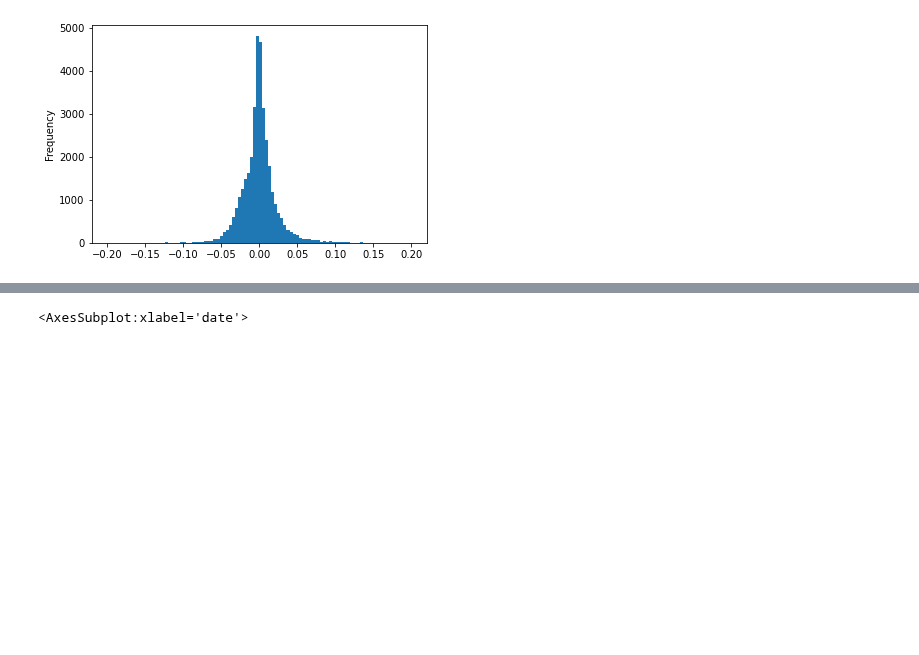
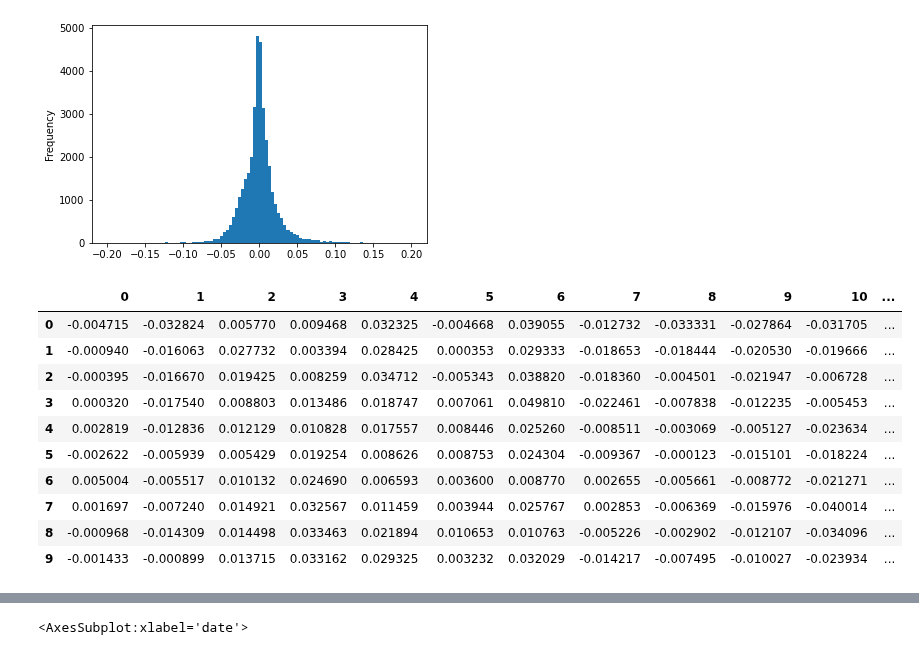
Before and after one commit to santoromano/Corporate-Bond-Factors, a Jupyter notebook: empirics.ipynb, the cells around one changed output, grey strips where cells are left out. Cells and saved outputs as stored; diff of their text form; code cells hidden in the pictures; blank space fills up the shorter version.

Commit message:
fixed value weighting

```diff
--- a/empirics.ipynb
+++ b/empirics.ipynb
@@ -268,0 +310,33 @@ def trading_strategy(y_hat, y_true, index):
+# %%
+amt = model_data["amount_outstanding"].loc[index]
+index_return = pd.DataFrame(y_hat.columns, index=index, columns=['return'])
+amt = amt.reset_index().merge(index_return, on='date').set_index(['return','issue_id']).drop('date', axis=1)
+# %%
+amt = amt.unstack(-1).bfill().ffill()
+amt = amt.iloc[0].to_frame()
+amt = amt.reset_index().set_index('issue_id').drop('level_0', axis=1)
+amt.columns = ['amt_out']
+# %%
+y_deciles = pd.concat([y_true, compute_deciles(y_hat)], axis=1)
+y_deciles = pd.merge(y_deciles, amt, how="left", on=["issue_id"])
+# %%
+columns = y_deciles.columns[:12]
+month_ahead_return_vw = []
+
+for column in columns:
+    gwa = value_weight(y_deciles, (column+'_decile'), column, "amt_out")
+    month_ahead_return_vw.append(gwa)
+# %%
+pd.concat(month_ahead_return_vw, axis=1)
+# %% [output]
+|  | 0 | 1 | 2 | 3 | 4 | 5 | 6 | 7 | 8 | 9 | 10 | ... |
+| 0 | -0.004715 | -0.032824 | 0.005770 | 0.009468 | 0.032325 | -0.004668 | 0.039055 | -0.012732 | -0.033331 | -0.027864 | -0.031705 | ... |
+| 1 | -0.000940 | -0.016063 | 0.027732 | 0.003394 | 0.028425 | 0.000353 | 0.029333 | -0.018653 | -0.018444 | -0.020530 | -0.019666 | ... |
+| 2 | -0.000395 | -0.016670 | 0.019425 | 0.008259 | 0.034712 | -0.005343 | 0.038820 | -0.018360 | -0.004501 | -0.021947 | -0.006728 | ... |
+| 3 | 0.000320 | -0.017540 | 0.008803 | 0.013486 | 0.018747 | 0.007061 | 0.049810 | -0.022461 | -0.007838 | -0.012235 | -0.005453 | ... |
+| 4 | 0.002819 | -0.012836 | 0.012129 | 0.010828 | 0.017557 | 0.008446 | 0.025260 | -0.008511 | -0.003069 | -0.005127 | -0.023634 | ... |
+| 5 | -0.002622 | -0.005939 | 0.005429 | 0.019254 | 0.008626 | 0.008753 | 0.024304 | -0.009367 | -0.000123 | -0.015101 | -0.018224 | ... |
+| 6 | 0.005004 | -0.005517 | 0.010132 | 0.024690 | 0.006593 | 0.003600 | 0.008770 | 0.002655 | -0.005661 | -0.008772 | -0.021271 | ... |
+| 7 | 0.001697 | -0.007240 | 0.014921 | 0.032567 | 0.011459 | 0.003944 | 0.025767 | 0.002853 | -0.006369 | -0.015976 | -0.040014 | ... |
+| 8 | -0.000968 | -0.014309 | 0.014498 | 0.033463 | 0.021894 | 0.010653 | 0.010763 | -0.005226 | -0.002902 | -0.012107 | -0.034096 | ... |
+| 9 | -0.001433 | -0.000899 | 0.013715 | 0.033162 | 0.029325 | 0.003232 | 0.032029 | -0.014217 | -0.007495 | -0.010027 | -0.023934 | ... |
```
Also changed, not shown: parts of 5 cells of this notebook.
